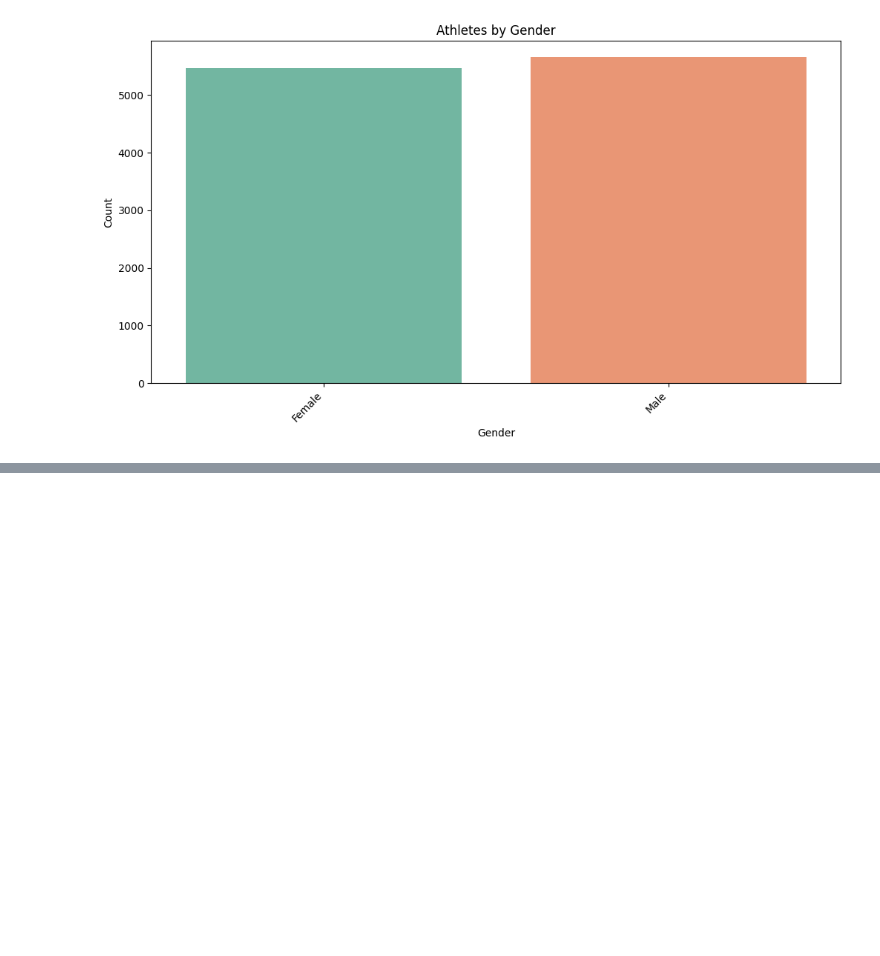
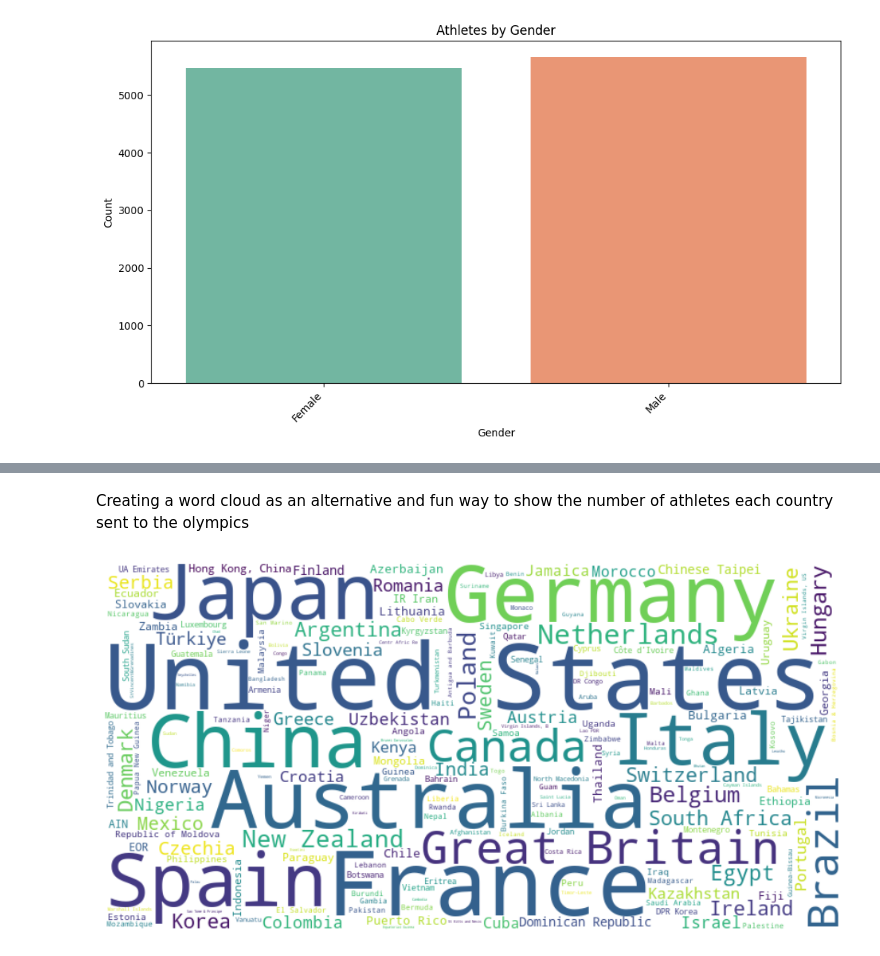
Before and after one commit to TylStres/Data-Analysis-Projects, a Jupyter notebook: Olympics 2024/Olympics 2024.ipynb, the cells around one changed output, grey strips where cells are left out. Saved outputs shown, nothing was run; the diff lists cells and outputs as text; code cells hidden in the pictures; blank space fills up the shorter version.

```diff
--- a/Olympics 2024/Olympics 2024.ipynb
+++ b/Olympics 2024/Olympics 2024.ipynb
@@ -172,0 +199,11 @@ plt.show()
+# %% [markdown]
+Creating a word cloud as an alternative and fun way to show the number of athletes each country sent to the olympics
+# %%
+wordcloud = WordCloud(width=800, height=400, background_color='white').generate_from_frequencies(country_counts)
+
+plt.figure(figsize=(12, 6))
+plt.imshow(wordcloud, interpolation="bilinear")
+plt.axis("off")
+plt.show()
+# %% [output]
+[figure, added]
```
Also changed, not shown: parts of 5 cells of this notebook.
